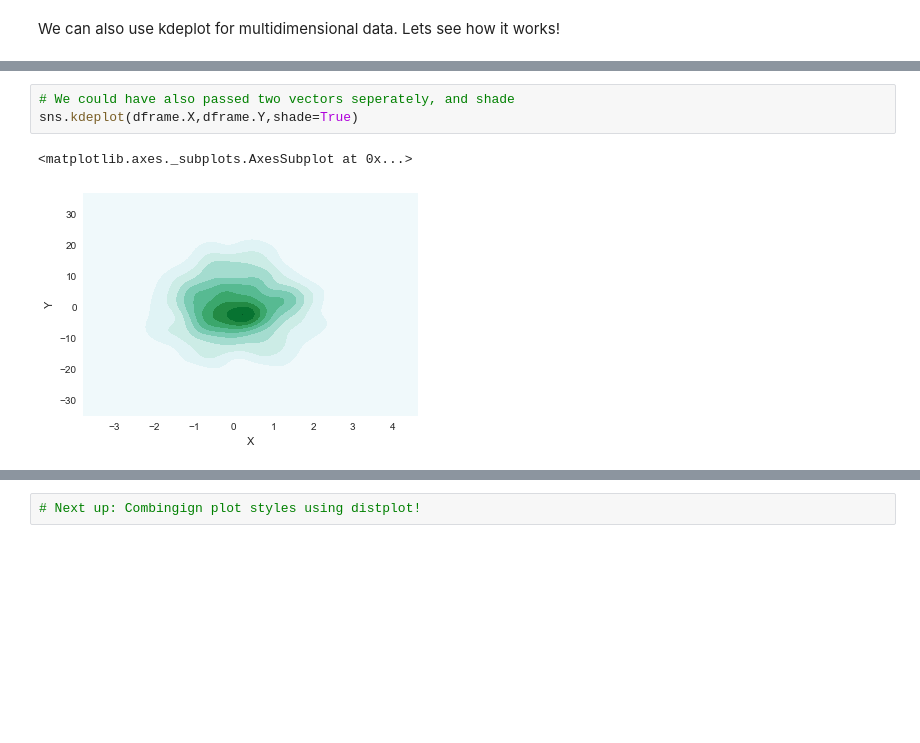
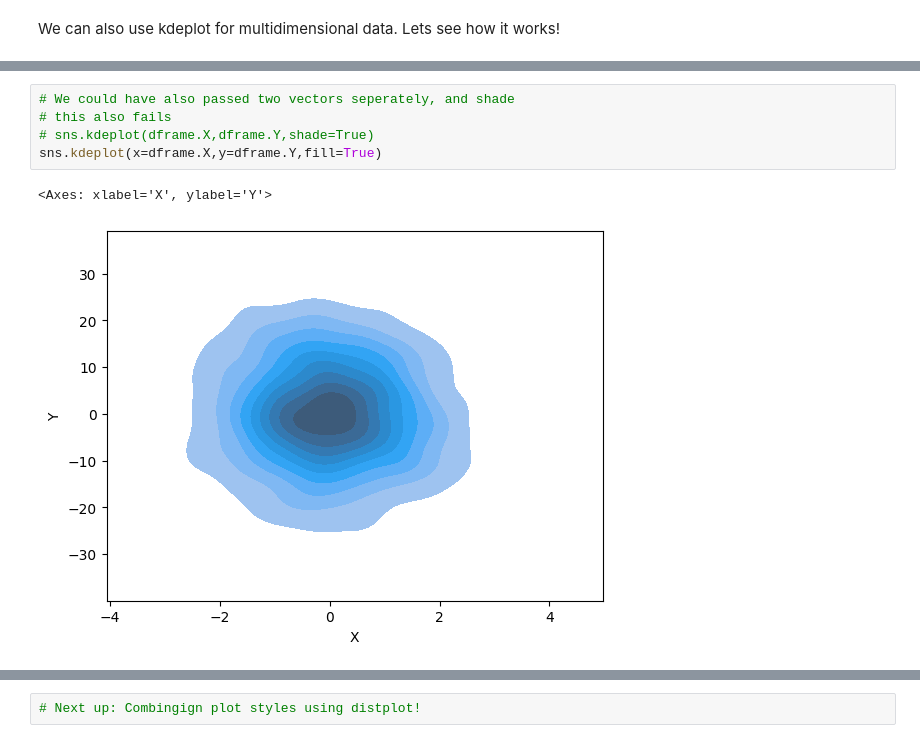
Before and after one commit to Depisdrul/Udemy-notes, a Jupyter notebook: Lec_49_Kernel_Density_Estimation_Plots.ipynb, the cells around one changed output, grey strips where cells are left out. Cells and saved outputs as stored; diff of their text form; blank space fills up the shorter version.

```diff
--- a/Lec_49_Kernel_Density_Estimation_Plots.ipynb
+++ b/Lec_49_Kernel_Density_Estimation_Plots.ipynb
@@ -178,8 +246,10 @@ sns.kdeplot(dframe)
 # %%
 # We could have also passed two vectors seperately, and shade
-sns.kdeplot(dframe.X,dframe.Y,shade=True)
+# this also fails
+# sns.kdeplot(dframe.X,dframe.Y,shade=True)
+sns.kdeplot(x=dframe.X,y=dframe.Y,fill=True)
 # %% [output]
-<matplotlib.axes._subplots.AxesSubplot at 0x...>
+<Axes: xlabel='X', ylabel='Y'>
-[figure, old version]
+[figure, new version]
 # %%
 # Can specify a particualr bandwidth
```
Also changed, not shown: parts of 15 cells of this notebook, 7 other files.
